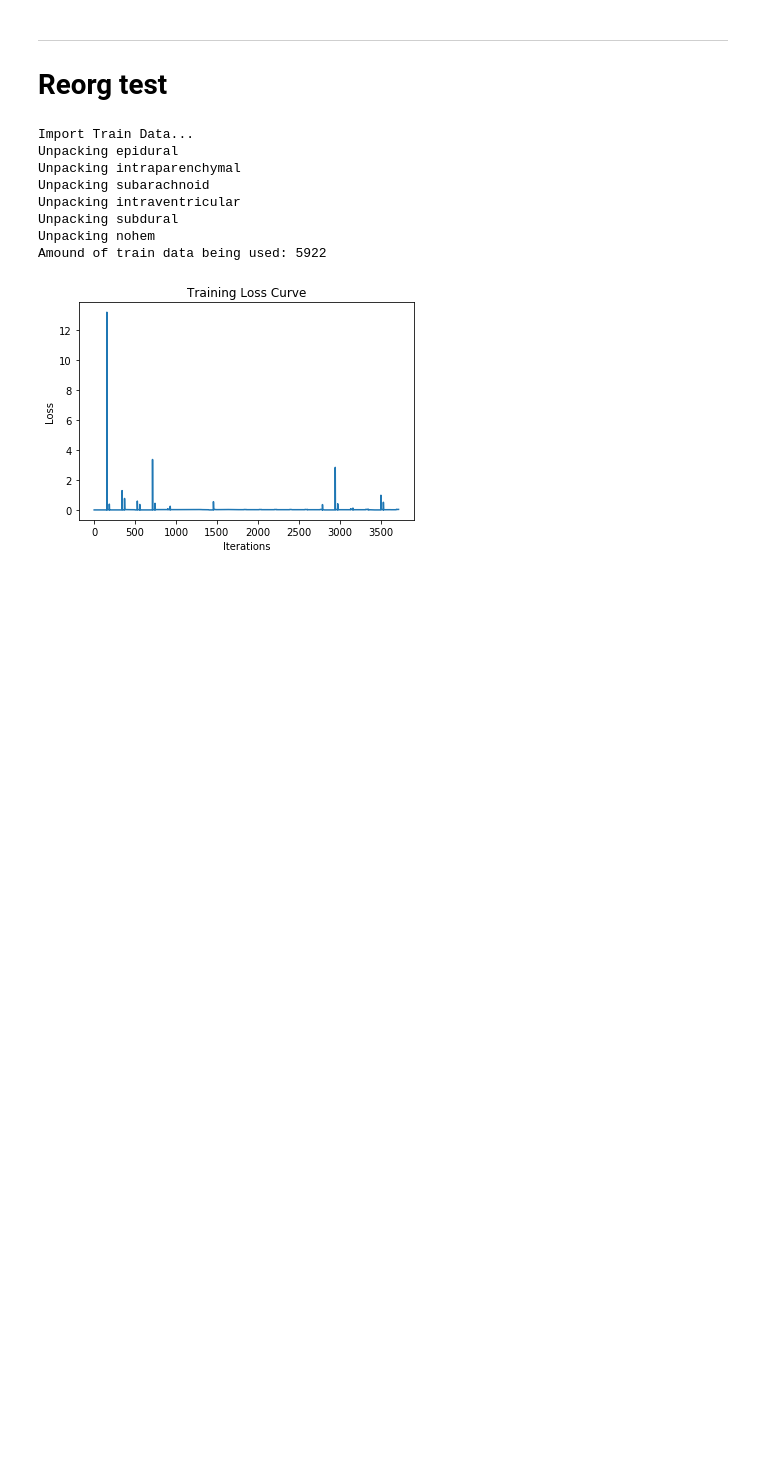
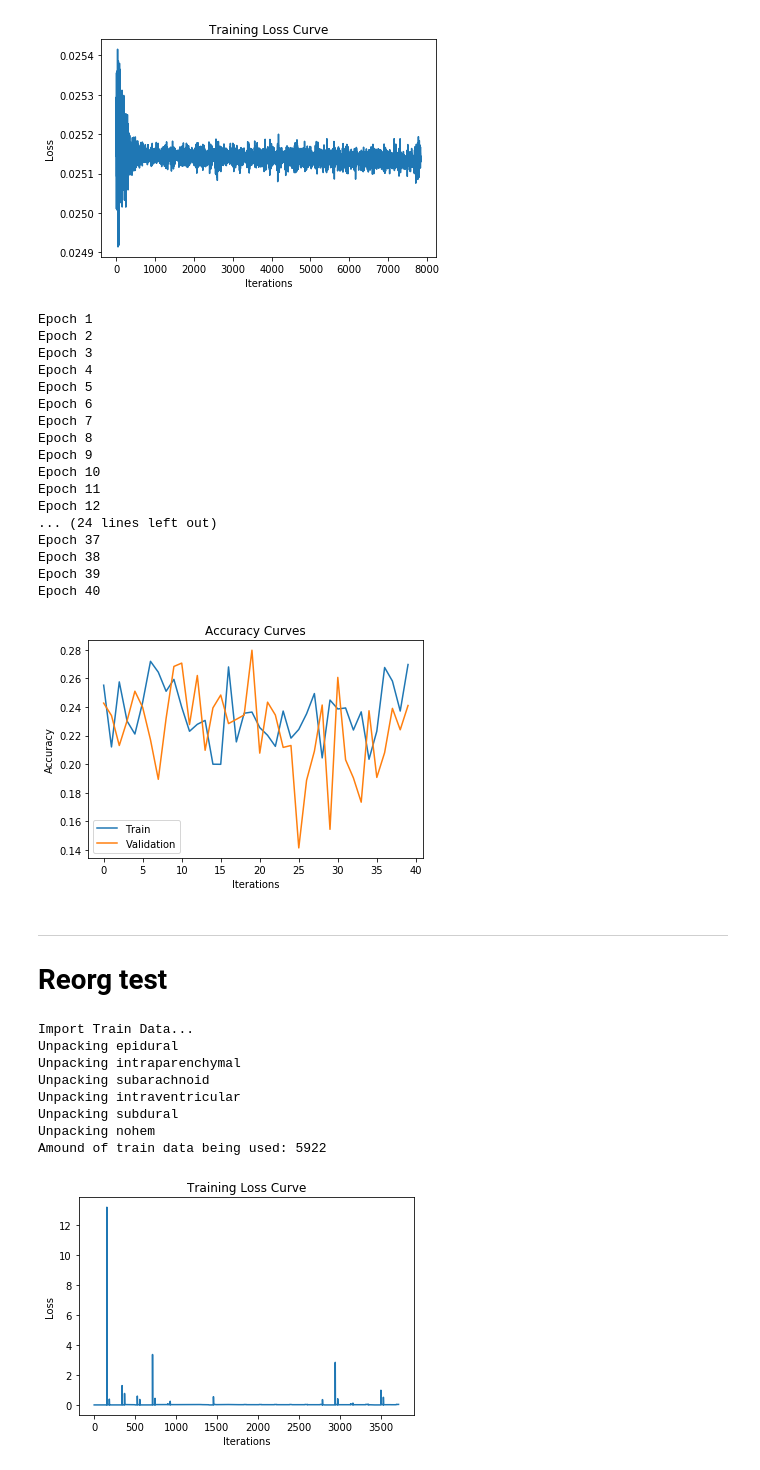
Before and after one commit to addy999/HemDetect, a Jupyter notebook: Training/Scripts/Plot.ipynb, the cells around one changed output. Cells and saved outputs as stored; diff of their text form; code cells hidden in the pictures; blank space fills up the shorter version.

```diff
--- a/Training/Scripts/Plot.ipynb
+++ b/Training/Scripts/Plot.ipynb
@@ -3,3 +97,38 @@ from plot import *
+# %%
+%%capture
+train_data = Data(training_folders,
+            maximum_per_folder = 2500, #5000
+            size = 256, tl_model = "resnet", in_channels=3,
+            )
+
+val_data = Data(val_folders,
+            maximum_per_folder = 750, #1500
+            size = 256, tl_model = "resnet", in_channels=3,
+            )
+
+path = r"../Models/classify_resnet2,imgs=12k,size=256,bs=64,epochs=40,lr=0.0001"
+losses=plotLosses(path)
+accs=plotAccuracy(path, val_data, train_data)
+# %% [output]
+[figure, added]
+Epoch 1
+Epoch 2
+Epoch 3
+Epoch 4
+Epoch 5
+Epoch 6
+Epoch 7
+Epoch 8
+Epoch 9
+Epoch 10
+Epoch 11
+Epoch 12
+... (24 lines left out)
+Epoch 37
+Epoch 38
+Epoch 39
+Epoch 40
+[figure, added]
 # %% [markdown]
 ---
 # Reorg test
```
Also changed, not shown: parts of 5 cells of this notebook, 12 other files.
